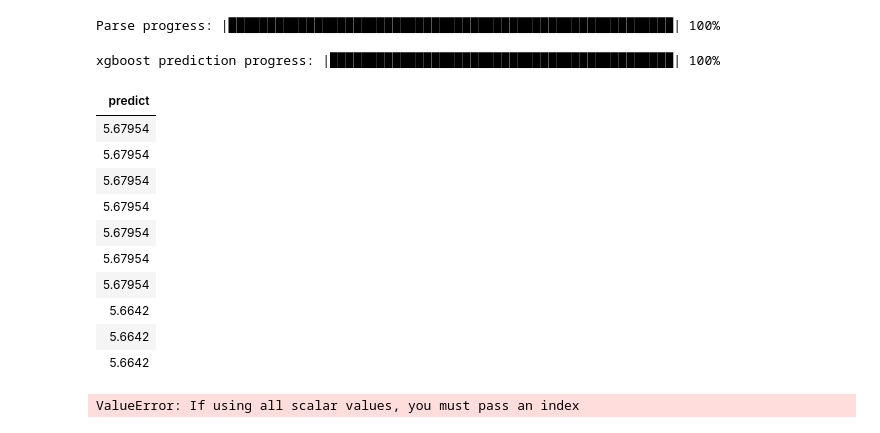
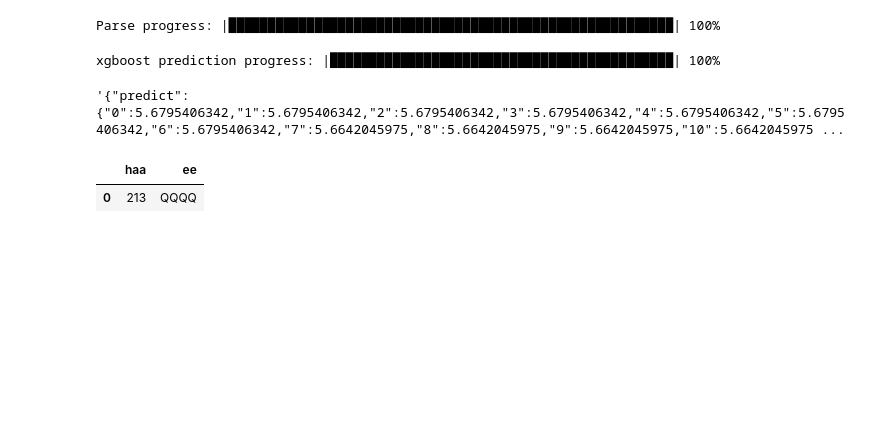
Before and after one commit to HwangToeMat/Flour_SmartFarm-Platform, a Jupyter notebook: 2.모델개발/COLAB_H2OAutoML.ipynb, the cells around one changed output. Saved outputs shown, nothing was run; the diff lists cells and outputs as text; code cells hidden in the pictures; blank space fills up the shorter version.

```diff
--- a/2.모델개발/COLAB_H2OAutoML.ipynb
+++ b/2.모델개발/COLAB_H2OAutoML.ipynb
@@ -194,30 +186,23 @@ Parse progress: |█████████████████████
 pred = model.predict(hf)
 # %% [output]
 xgboost prediction progress: |████████████████████████████████████████████| 100%
-# %%
-pred
-# %% [output]
-| predict |
-| 5.67954 |
-| 5.67954 |
-| 5.67954 |
-| 5.67954 |
-| 5.67954 |
-| 5.67954 |
-| 5.67954 |
-| 5.6642 |
-| 5.6642 |
-| 5.6642 |
+# %%
+data_as_df = h2o.as_list(pred)
+data_as_df.to_json()
+# %% [output]
+'{"predict":{"0":5.6795406342,"1":5.6795406342,"2":5.6795406342,"3":5.6795406342,"4":5.6795406342,"5":5.6795406342,"6":5.6795406342,"7":5.6642045975,"8":5.6642045975,"9":5.6642045975,"10":5.6642045975 ...
 # %%
 from flask import request, redirect, render_template, session, Blueprint, jsonify
 import pandas as pd
 import json
 
-data = {'haa' : 213, 'ee' : 'QQQQ'}
+data = {'haa' : [213], 'ee' : ['QQQQ']}
 
 data = json.dumps(data)
 
-df = pd.read_json(data)
+data = json.loads(data)
+df = pd.DataFrame(data)
 df
 # %% [output]
-ValueError: If using all scalar values, you must pass an index
+|  | haa | ee |
+| 0 | 213 | QQQQ |
```
Also changed, not shown: parts of 2 cells of this notebook, 1 other file.
